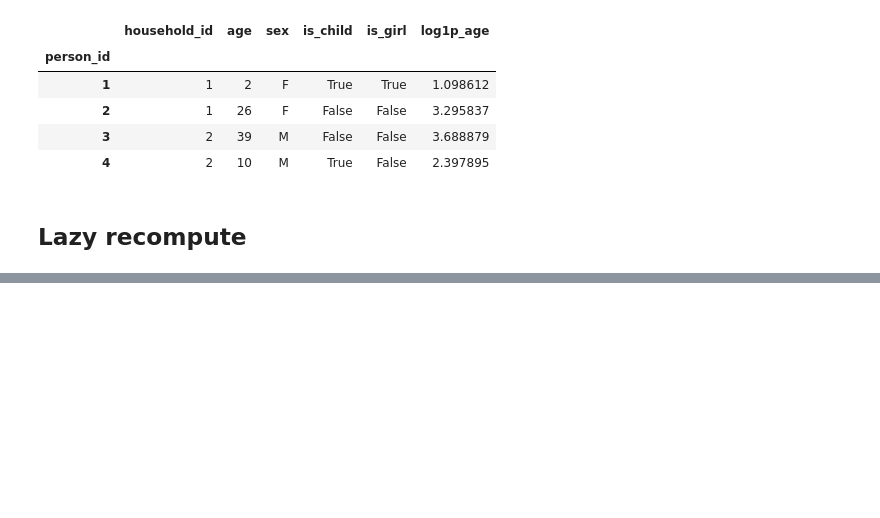
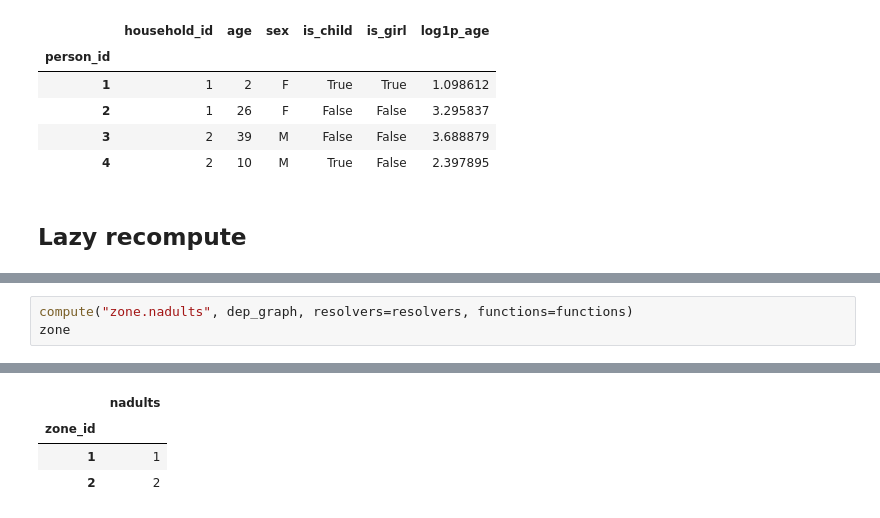
Before and after one commit to cities/varlib, a Jupyter notebook: example/demo.ipynb, the cells around one changed output, grey strips where cells are left out. Cells and saved outputs as stored; diff of their text form; blank space fills up the shorter version.

```diff
--- a/example/demo.ipynb
+++ b/example/demo.ipynb
@@ -172,0 +196,4 @@ assert id(person['is_girl']) != id(col2), "force recompute failed"
+# %%
+compute("zone.nadults", dep_graph, resolvers=resolvers, functions=functions)
+zone
+# %% [output]
@@ -172,0 +217,4 @@ assert id(person['is_girl']) != id(col2), "force recompute failed"
+|  | nadults |
+| zone_id |  |
+| 1 | 1 |
+| 2 | 2 |
```
Also changed, not shown: parts of 11 cells of this notebook, 3 other files.
